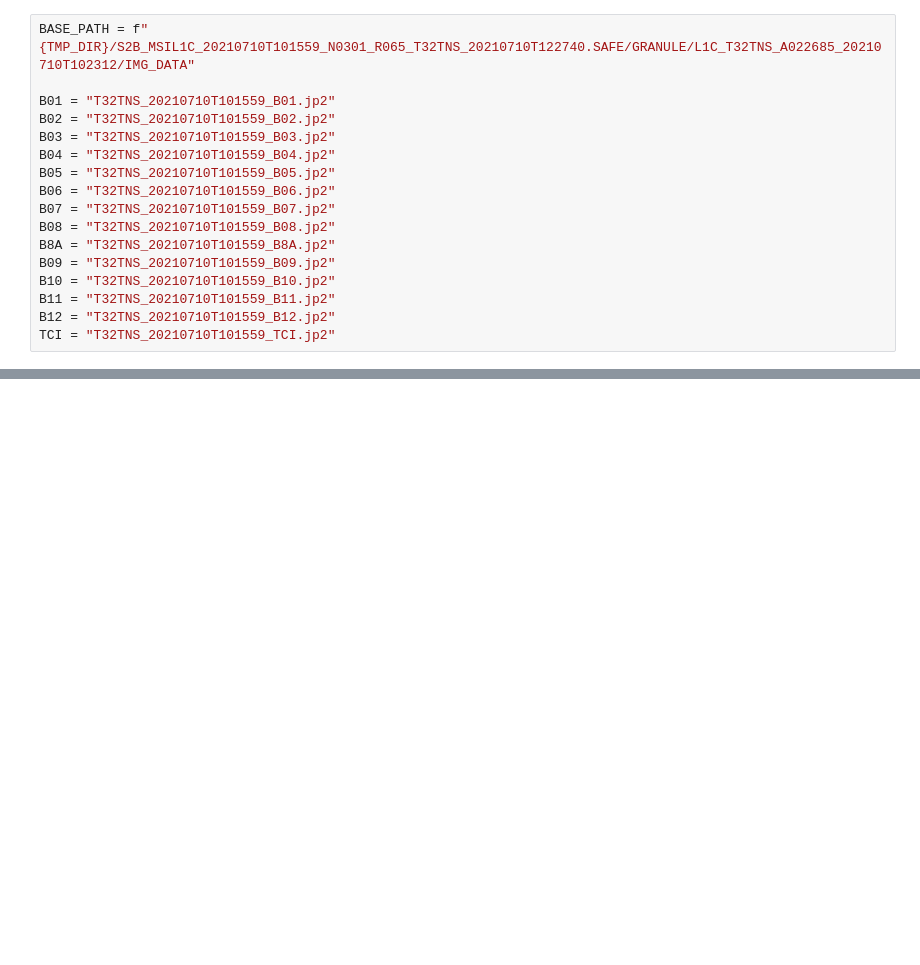
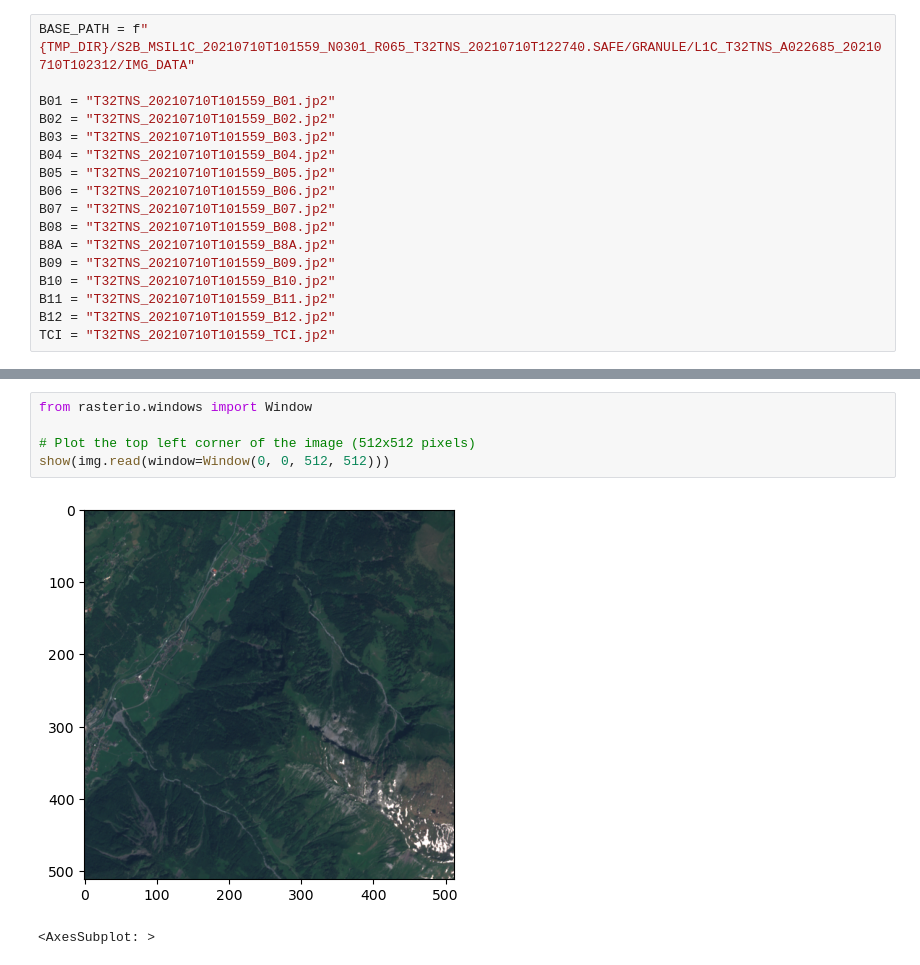
Before and after one commit to wp99cp/bachelor-thesis, a Jupyter notebook: pre-processing/data-analysis/s2cloudless.ipynb, the cells around one changed output, grey strips where cells are left out. Cells and saved outputs as stored; diff of their text form; blank space fills up the shorter version.

Commit message:
example for Window loading

```diff
--- a/pre-processing/data-analysis/s2cloudless.ipynb
+++ b/pre-processing/data-analysis/s2cloudless.ipynb
@@ -72,0 +100,8 @@ show(img)
+# %%
+from rasterio.windows import Window
+
+# Plot the top left corner of the image (512x512 pixels)
+show(img.read(window=Window(0, 0, 512, 512)))
+# %% [output]
+[figure, added]
+<AxesSubplot: >
```
Also changed, not shown: parts of 9 cells of this notebook, 2 other files.
